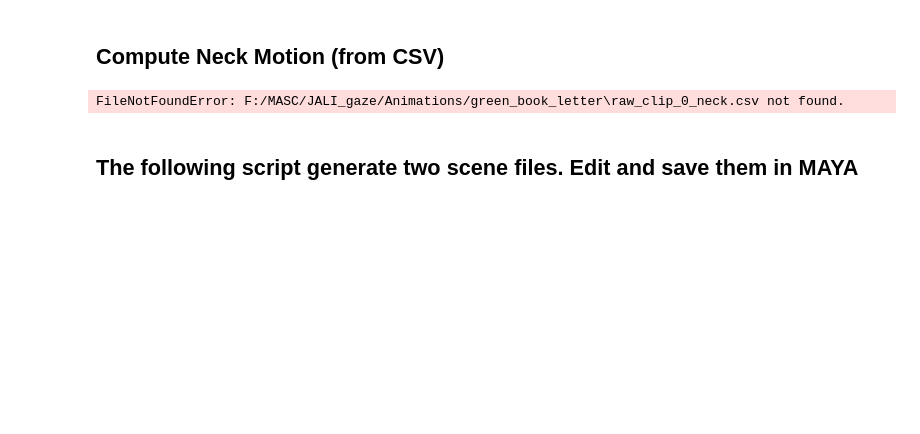
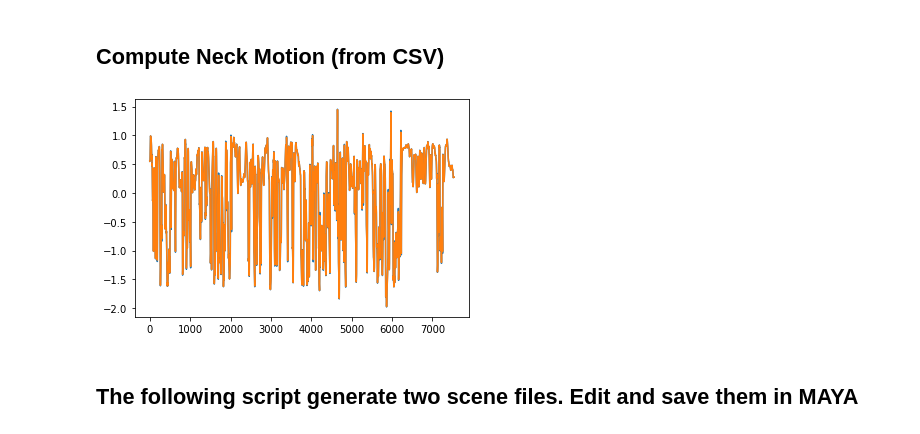
Before and after one commit to EvanSamaa/Gaze_project, a Jupyter notebook: gaze_framework_dynamic_scene.ipynb, the cells around one changed output. Drawn from its saved outputs; the diff is of its cells as text; code cells hidden in the pictures; blank space fills up the shorter version.

```diff
--- a/gaze_framework_dynamic_scene.ipynb
+++ b/gaze_framework_dynamic_scene.ipynb
@@ -216,21 +220,33 @@ jali_neck_output_1 = conversational_neck_1.compute_curve()
 # %% [markdown]
 ## Compute Neck Motion (from CSV)
 # %%
-csv_file_path_0 = os.path.join(*[temp_folder, input_file+"_0_neck.csv"])
-csv_file_path_1 = os.path.join(*[temp_folder, input_file+"_1_neck.csv"])
-
-# load the CSV file into a NumPy array
-data_0 = np.loadtxt(csv_file_path_0, delimiter=',')
-data_1 = np.loadtxt(csv_file_path_0, delimiter=',')
-
-# get neck timing
-neck_ts = np.arange(0, data_0.shape[0]) / 20 # 20 fps
-neck_ts = neck_ts.flatten().tolist()
-# get output
-jali_neck_output_0 = [neck_ts, data_0[:, 0].flatten().tolist(), neck_ts, data_0[:, 1].flatten().tolist(), neck_ts, data_0[:, 2].flatten().tolist()]
-jali_neck_output_1 = [neck_ts, data_1[:, 0].flatten().tolist(), neck_ts, data_1[:, 1].flatten().tolist(), neck_ts, data_1[:, 2].flatten().tolist()]
+try:
+    csv_file_path_0 = os.path.join(*[temp_folder, input_file+"_0_neck.csv"])
+    csv_file_path_1 = os.path.join(*[temp_folder, input_file+"_1_neck.csv"])
+    ambient_neck_factor = 0.2
+    # load the CSV file into a NumPy array
+    data_0 = np.loadtxt(csv_file_path_0, delimiter=',') * ambient_neck_factor
+    data_1 = np.loadtxt(csv_file_path_0, delimiter=',') * ambient_neck_factor
+    # get neck timing
+    neck_ts = np.arange(0, data_0.shape[0]) / 20 # 20 fps
+    plt.plot(data_0[:, 0])
+    for i in range(3):
+        data_0[:, i] = laplacian_smoothing(data_0[:, i], 1)
+        data_1[:, i] = laplacian_smoothing(data_1[:, i], 1)
+    plt.plot(data_0[:, 0])
+    neck_ts = neck_ts.flatten().tolist()
+    # get output
+    ambient_neck_output_0 = [neck_ts, data_0[:, 0].flatten().tolist(),
+                             neck_ts, data_0[:, 1].flatten().tolist(),
+                             neck_ts, data_0[:, 2].flatten().tolist()]
+    ambient_neck_output_1 = [neck_ts, data_1[:, 0].flatten().tolist(),
+                             neck_ts, data_1[:, 1].flatten().tolist(),
+                             neck_ts, data_1[:, 2].flatten().tolist()]
+except:
+    ambient_neck_output_0 = [[], [], [], [], [], []]
+    ambient_neck_output_1 = [[], [], [], [], [], []]
 # %% [output]
-FileNotFoundError: F:/MASC/JALI_gaze/Animations/green_book_letter\raw_clip_0_neck.csv not found.
+[figure, added]
 # %% [markdown]
 ## The following script generate two scene files. Edit and save them in MAYA
 # %%
```
Also changed, not shown: parts of 9 cells of this notebook, 8 other files.
